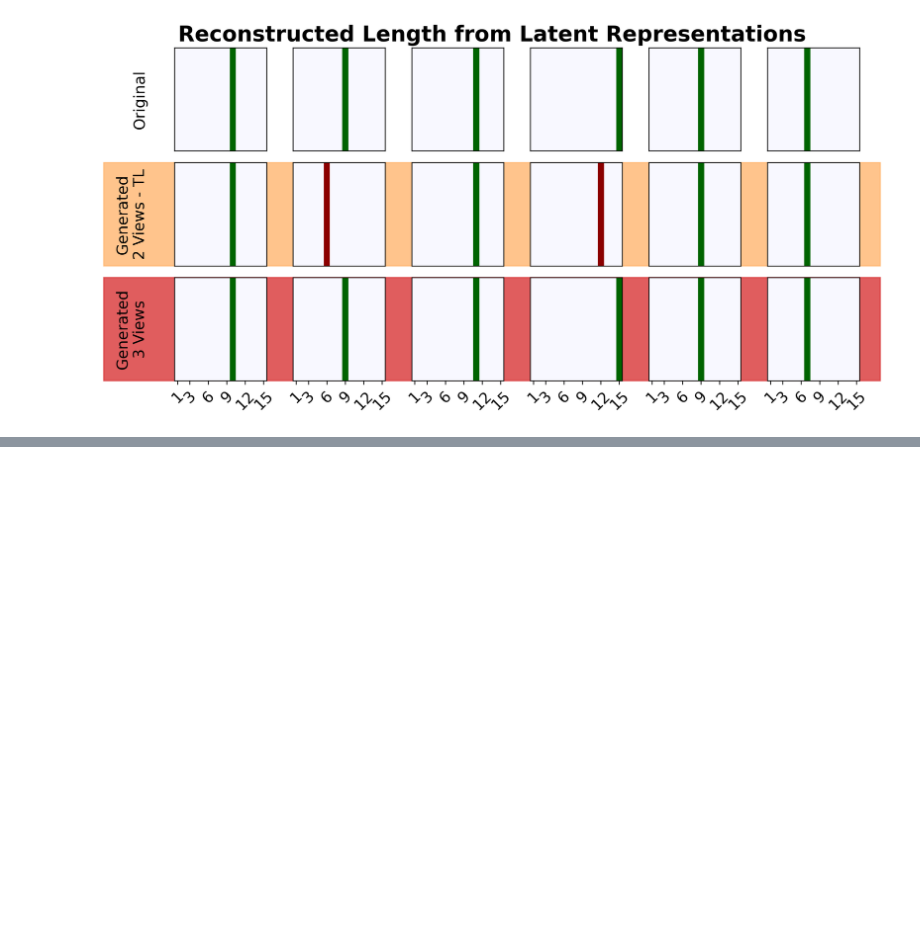
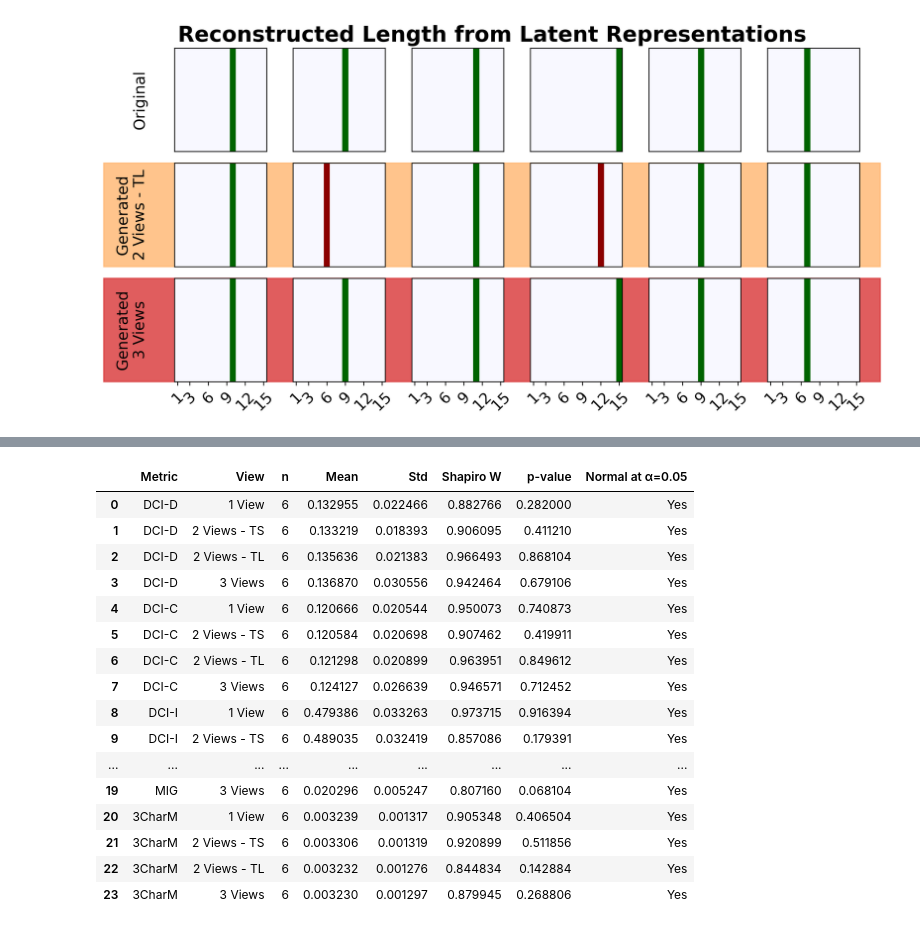
Before and after one commit to ClarysseArthur/VUB-MT-Development, a Jupyter notebook: Models/GenRKM-Poem/StatTest.ipynb, the cells around one changed output, grey strips where cells are left out. Cells and saved outputs as stored; diff of their text form; code cells hidden in the pictures; blank space fills up the shorter version.

```diff
--- a/Models/GenRKM-Poem/StatTest.ipynb
+++ b/Models/GenRKM-Poem/StatTest.ipynb
@@ -1092,0 +1283,49 @@ plt.show()
+# %%
+alpha = 0.05
+rows = []
+
+for metric_name, view_dict in score_lists.items():
+    for view_name, values in view_dict.items():
+        values = np.asarray(values, dtype=float)
+        values = values[~np.isnan(values)]
+
+        if len(values) < 3:
+            W = np.nan
+            p_value = np.nan
+            normal = 'Too few samples'
+        else:
+            W, p_value = stats.shapiro(values)
+            normal = 'Yes' if p_value >= alpha else 'No'
+
+        rows.append({
+            'Metric': metric_name,
+            'View': view_name,
+            'n': len(values),
+            'Mean': np.mean(values) if len(values) > 0 else np.nan,
+            'Std': np.std(values, ddof=1) if len(values) > 1 else np.nan,
+            'Shapiro W': W,
+            'p-value': p_value,
+            'Normal at α=0.05': normal
+        })
+
+shapiro_results = pd.DataFrame(rows)
+
+shapiro_results
+# %% [output]
+|  | Metric | View | n | Mean | Std | Shapiro W | p-value | Normal at α=0.05 |
+| 0 | DCI-D | 1 View | 6 | 0.132955 | 0.022466 | 0.882766 | 0.282000 | Yes |
+| 1 | DCI-D | 2 Views - TS | 6 | 0.133219 | 0.018393 | 0.906095 | 0.411210 | Yes |
+| 2 | DCI-D | 2 Views - TL | 6 | 0.135636 | 0.021383 | 0.966493 | 0.868104 | Yes |
+| 3 | DCI-D | 3 Views | 6 | 0.136870 | 0.030556 | 0.942464 | 0.679106 | Yes |
+| 4 | DCI-C | 1 View | 6 | 0.120666 | 0.020544 | 0.950073 | 0.740873 | Yes |
+| 5 | DCI-C | 2 Views - TS | 6 | 0.120584 | 0.020698 | 0.907462 | 0.419911 | Yes |
+| 6 | DCI-C | 2 Views - TL | 6 | 0.121298 | 0.020899 | 0.963951 | 0.849612 | Yes |
+| 7 | DCI-C | 3 Views | 6 | 0.124127 | 0.026639 | 0.946571 | 0.712452 | Yes |
+| 8 | DCI-I | 1 View | 6 | 0.479386 | 0.033263 | 0.973715 | 0.916394 | Yes |
+| 9 | DCI-I | 2 Views - TS | 6 | 0.489035 | 0.032419 | 0.857086 | 0.179391 | Yes |
+| ... | ... | ... | ... | ... | ... | ... | ... | ... |
+| 19 | MIG | 3 Views | 6 | 0.020296 | 0.005247 | 0.807160 | 0.068104 | Yes |
+| 20 | 3CharM | 1 View | 6 | 0.003239 | 0.001317 | 0.905348 | 0.406504 | Yes |
+| 21 | 3CharM | 2 Views - TS | 6 | 0.003306 | 0.001319 | 0.920899 | 0.511856 | Yes |
+| 22 | 3CharM | 2 Views - TL | 6 | 0.003232 | 0.001276 | 0.844834 | 0.142884 | Yes |
+| 23 | 3CharM | 3 Views | 6 | 0.003230 | 0.001297 | 0.879945 | 0.268806 | Yes |
```
Also changed, not shown: parts of 16 cells of this notebook, 7 other files.
